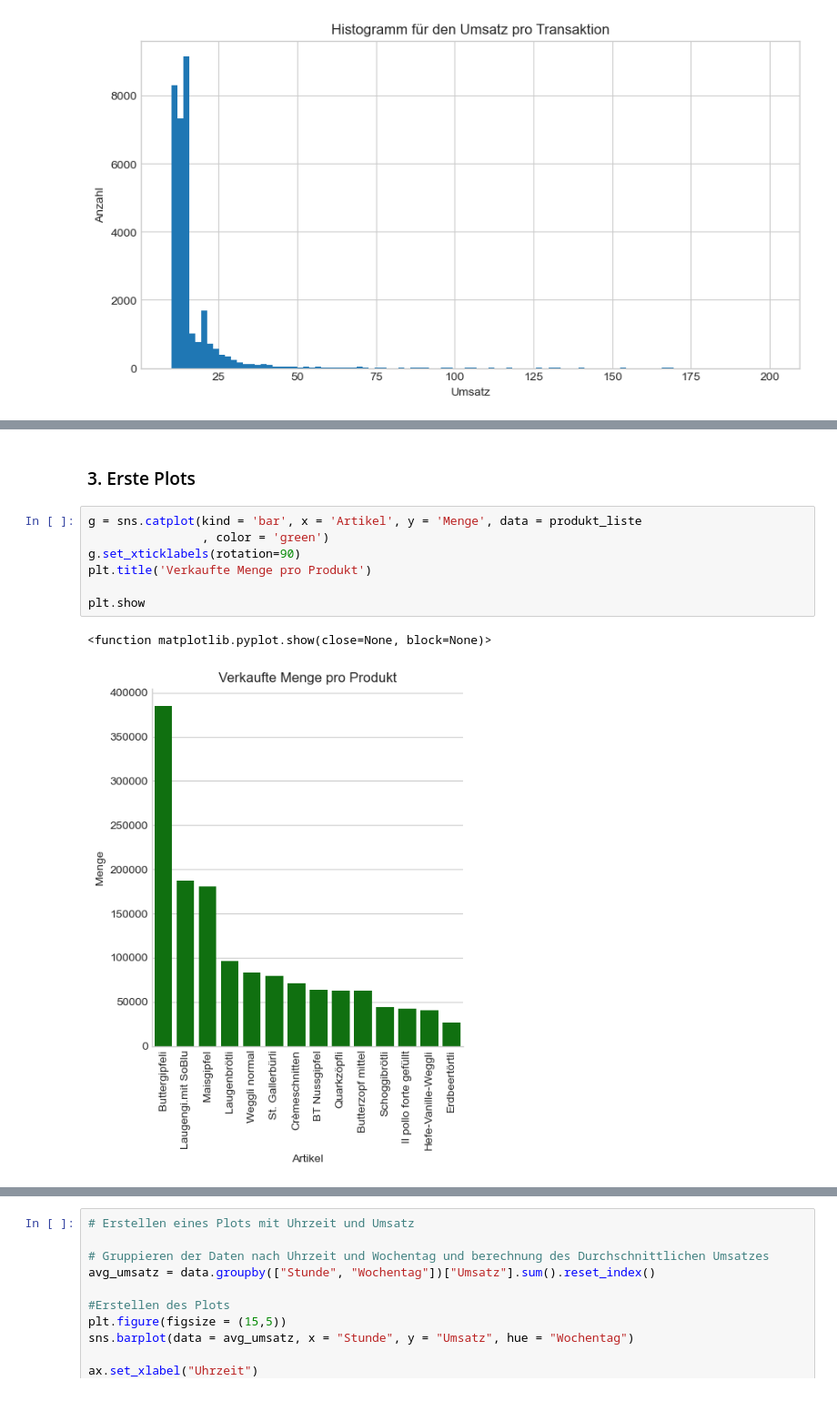
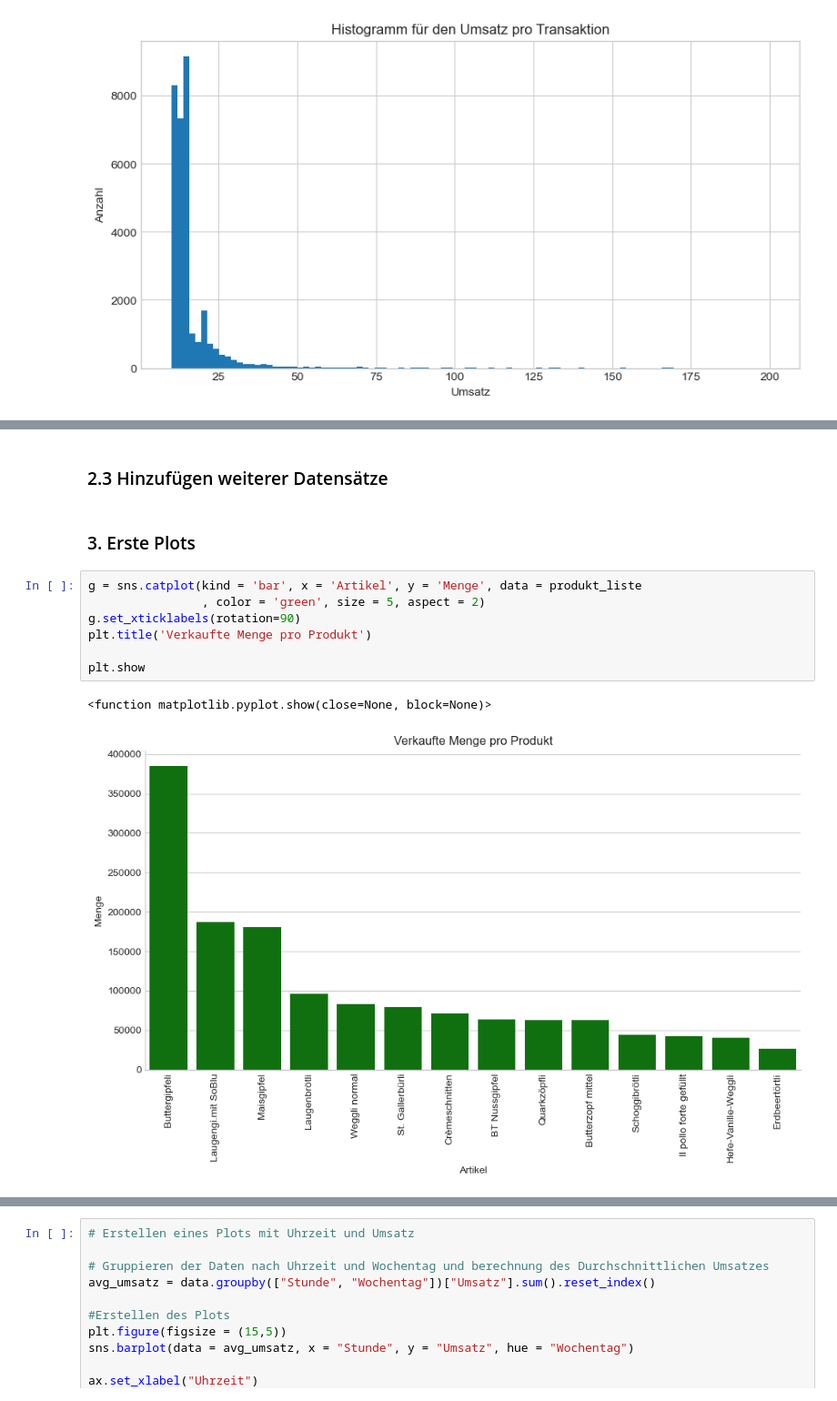
Before and after one commit to mrtz-wssl/KI_in_KMU, a Jupyter notebook: KI_in_KMU_Main.ipynb, the cells around one changed output, grey strips where cells are left out. Shown at 91% size. Drawn from its saved outputs; the diff is of its cells as text.

Commit message:
Änderungen an Plots und Struktur

```diff
--- a/KI_in_KMU_Main.ipynb
+++ b/KI_in_KMU_Main.ipynb
@@ -241,12 +282,14 @@ plt.show()
+# %% [markdown]
+### 2.3 Hinzufügen weiterer Datensätze ###
 # %% [markdown]
 ### 3. Erste Plots ###
 # %%
 g = sns.catplot(kind = 'bar', x = 'Artikel', y = 'Menge', data = produkt_liste
-                , color = 'green')
+                , color = 'green', size = 5, aspect = 2)
 g.set_xticklabels(rotation=90)
 plt.title('Verkaufte Menge pro Produkt')
 
 plt.show
 # %% [output]
 <function matplotlib.pyplot.show(close=None, block=None)>
-[figure, old version]
+[figure, new version]
```
Also changed, not shown: parts of 20 cells of this notebook.
